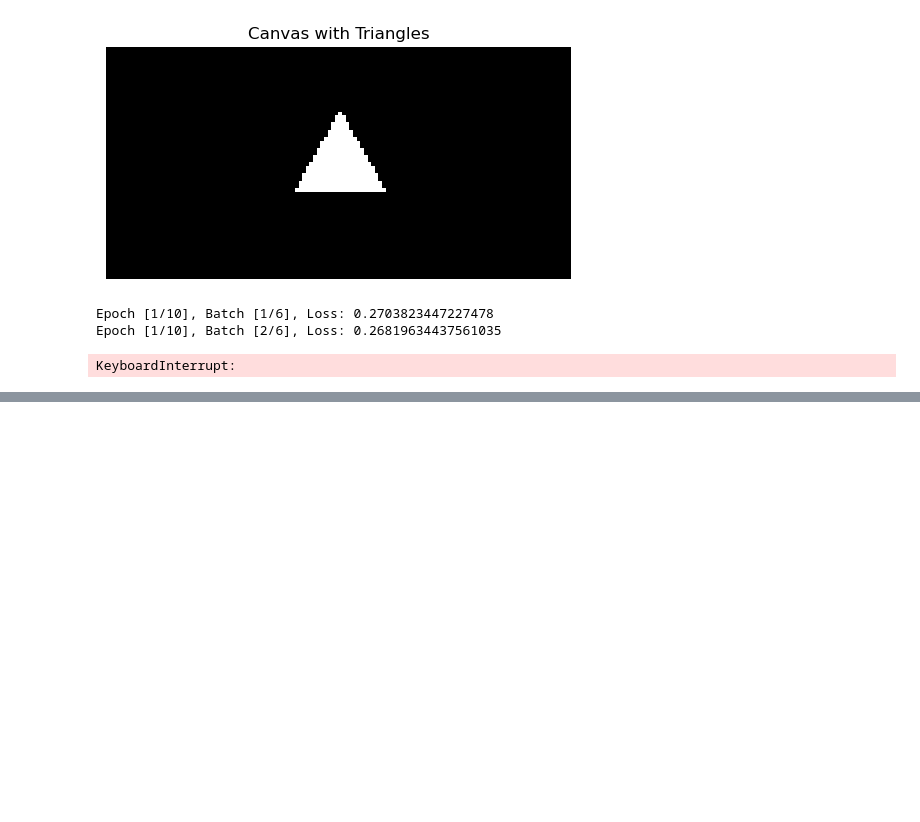
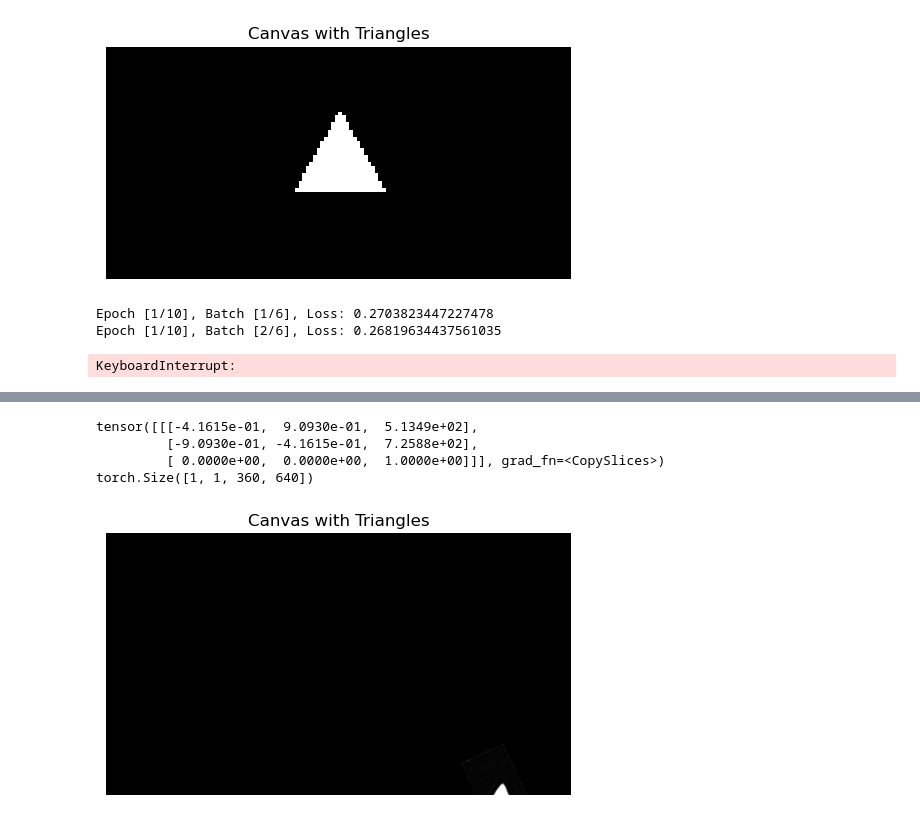
Before and after one commit to henrylwong/10615-project2-polypaint, a Jupyter notebook: tri_train.ipynb, the cells around one changed output, grey strips where cells are left out. Cells and saved outputs as stored; diff of their text form; code cells hidden in the pictures; blank space fills up the shorter version.

```diff
--- a/tri_train.ipynb
+++ b/tri_train.ipynb
@@ -214,0 +207,49 @@ SyntaxError: unmatched ')' (537791267.py, line 14)
+# %%
+import torch
+import warnings
+import torchgeometry
+from torch import nn
+cos = torch.cos
+sin = torch.sin
+def rigid_body_transform(a, xt, yt, anchor_x, anchor_y):
+    # a is the angle in radians, xt and yt are translation terms of pixels
+    # anchor points are where to rotate around (usually the center of the image)
+    # Blessed be Peter Schorn for the anchor point transform https://stackoverflow.com/a/71405577
+    A = torch.zeros(1, 3, 3)
+    a = -1.*a
+    A[0,0,0] = cos(a)
+    A[0,0,1] = -sin(a)
+    A[0,0,2] = anchor_x - anchor_x * cos(a) + anchor_y * sin(a) + xt#xt
+    A[0,1,0] = sin(a)
+    A[0,1,1] = cos(a)
+    A[0,1,2] = anchor_y - anchor_x * sin(a) - anchor_y * cos(a) + yt#yt
+    A[0,2,0] = 0
+    A[0,2,1] = 0
+    A[0,2,2] = 1
+    print(A)
+    return A
+
+
+def forward(x, a, xt, yt, w, h):
+    h, w = x.shape[2], x.shape[3]
+    anchor_x, anchor_y = w/2, h/2
+
+    # M = rigid_body_transform(self.weights[0], self.weights[1]*(w/2), self.weights[2]*(h/2), anchor_x, anchor_y)
+    M = rigid_body_transform(a[0], xt[0]*(w/2), yt[0]*(h/2), anchor_x, anchor_y)
+    with warnings.catch_warnings(): # suppress annoing torchgeometry warning
+        warnings.simplefilter("ignore")
+        return torchgeometry.warp_perspective(x, M, dsize=(h,w))
+
+xt = nn.Parameter(torch.ones(1)*0.7)
+yt = nn.Parameter(torch.ones(1)*1)
+a = nn.Parameter(torch.ones(1)*2)
+
+new_canvas = forward(res, a, xt, yt, 360, 640)
+print(new_canvas.shape)
+visualize_canvas(new_canvas.detach())
+# %% [output]
+tensor([[[-4.1615e-01,  9.0930e-01,  5.1349e+02],
+         [-9.0930e-01, -4.1615e-01,  7.2588e+02],
+         [ 0.0000e+00,  0.0000e+00,  1.0000e+00]]], grad_fn=<CopySlices>)
+torch.Size([1, 1, 360, 640])
+[figure, added]
```
Also changed, not shown: parts of 10 cells of this notebook, 11 other files.
